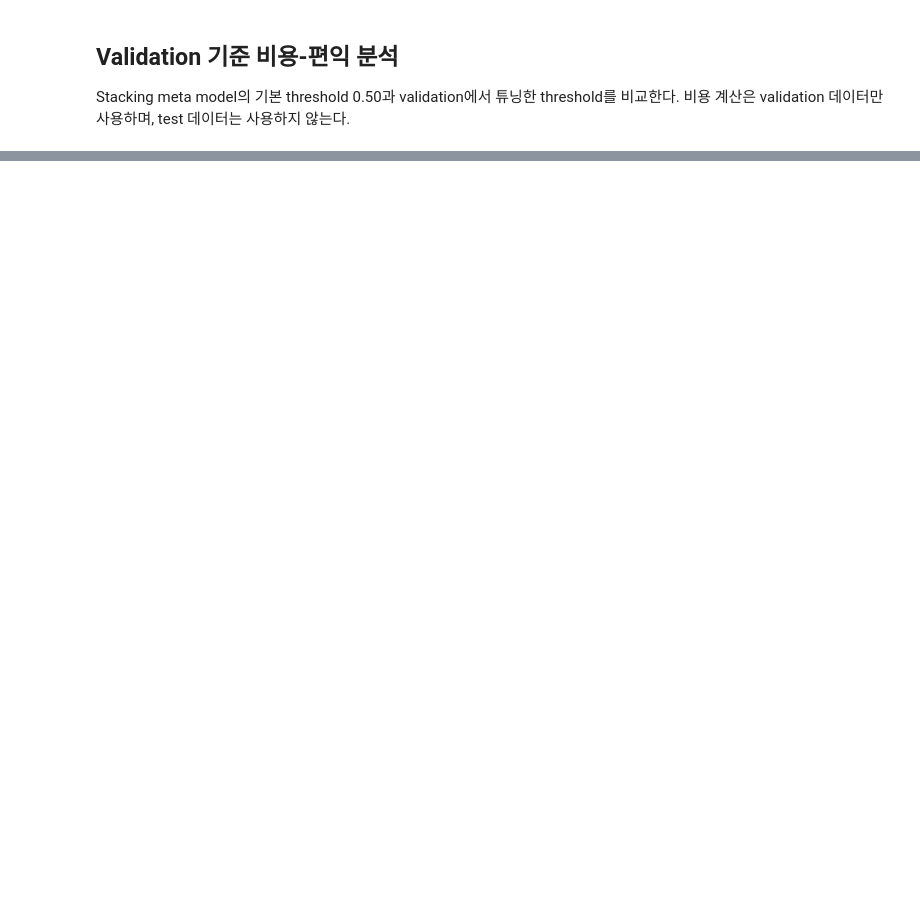
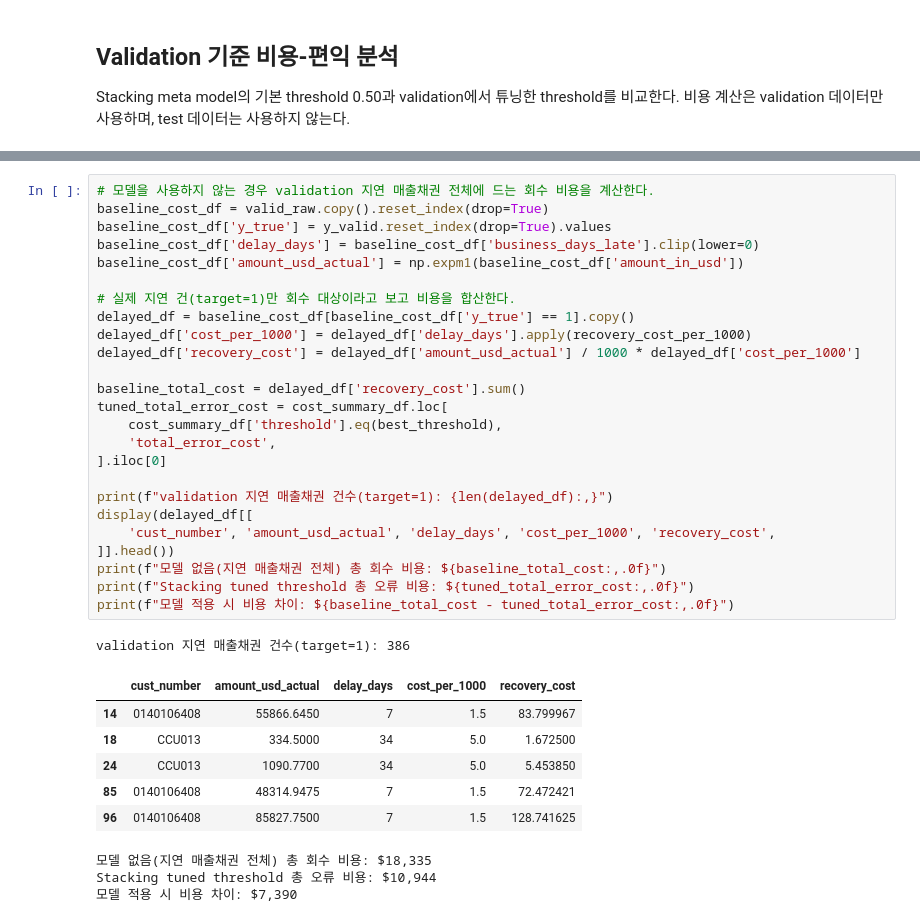
Before and after one commit to wagyu09/invoice-delay-prediction, a Jupyter notebook: notebooks/06_modeling.ipynb, the cells around one changed output, grey strips where cells are left out. Saved outputs shown, nothing was run; the diff lists cells and outputs as text; blank space fills up the shorter version.

```diff
--- a/notebooks/06_modeling.ipynb
+++ b/notebooks/06_modeling.ipynb
@@ -658,0 +659,36 @@ print(f"튜닝 threshold 적용 후 비용 절감률: {cost_summary_df.loc[1, 'c
+# %%
+# 모델을 사용하지 않는 경우 validation 지연 매출채권 전체에 드는 회수 비용을 계산한다.
+baseline_cost_df = valid_raw.copy().reset_index(drop=True)
+baseline_cost_df['y_true'] = y_valid.reset_index(drop=True).values
+baseline_cost_df['delay_days'] = baseline_cost_df['business_days_late'].clip(lower=0)
+baseline_cost_df['amount_usd_actual'] = np.expm1(baseline_cost_df['amount_in_usd'])
+
+# 실제 지연 건(target=1)만 회수 대상이라고 보고 비용을 합산한다.
+delayed_df = baseline_cost_df[baseline_cost_df['y_true'] == 1].copy()
+delayed_df['cost_per_1000'] = delayed_df['delay_days'].apply(recovery_cost_per_1000)
+delayed_df['recovery_cost'] = delayed_df['amount_usd_actual'] / 1000 * delayed_df['cost_per_1000']
+
+baseline_total_cost = delayed_df['recovery_cost'].sum()
+tuned_total_error_cost = cost_summary_df.loc[
+    cost_summary_df['threshold'].eq(best_threshold),
+    'total_error_cost',
+].iloc[0]
+
+print(f"validation 지연 매출채권 건수(target=1): {len(delayed_df):,}")
+display(delayed_df[[
+    'cust_number', 'amount_usd_actual', 'delay_days', 'cost_per_1000', 'recovery_cost',
+]].head())
+print(f"모델 없음(지연 매출채권 전체) 총 회수 비용: ${baseline_total_cost:,.0f}")
+print(f"Stacking tuned threshold 총 오류 비용: ${tuned_total_error_cost:,.0f}")
+print(f"모델 적용 시 비용 차이: ${baseline_total_cost - tuned_total_error_cost:,.0f}")
+# %% [output]
+validation 지연 매출채권 건수(target=1): 386
+|  | cust_number | amount_usd_actual | delay_days | cost_per_1000 | recovery_cost |
+| 14 | 0140106408 | 55866.6450 | 7 | 1.5 | 83.799967 |
+| 18 | CCU013 | 334.5000 | 34 | 5.0 | 1.672500 |
+| 24 | CCU013 | 1090.7700 | 34 | 5.0 | 5.453850 |
+| 85 | 0140106408 | 48314.9475 | 7 | 1.5 | 72.472421 |
+| 96 | 0140106408 | 85827.7500 | 7 | 1.5 | 128.741625 |
+모델 없음(지연 매출채권 전체) 총 회수 비용: $18,335
+Stacking tuned threshold 총 오류 비용: $10,944
+모델 적용 시 비용 차이: $7,390
```
Also changed, not shown: parts of 10 cells of this notebook.
